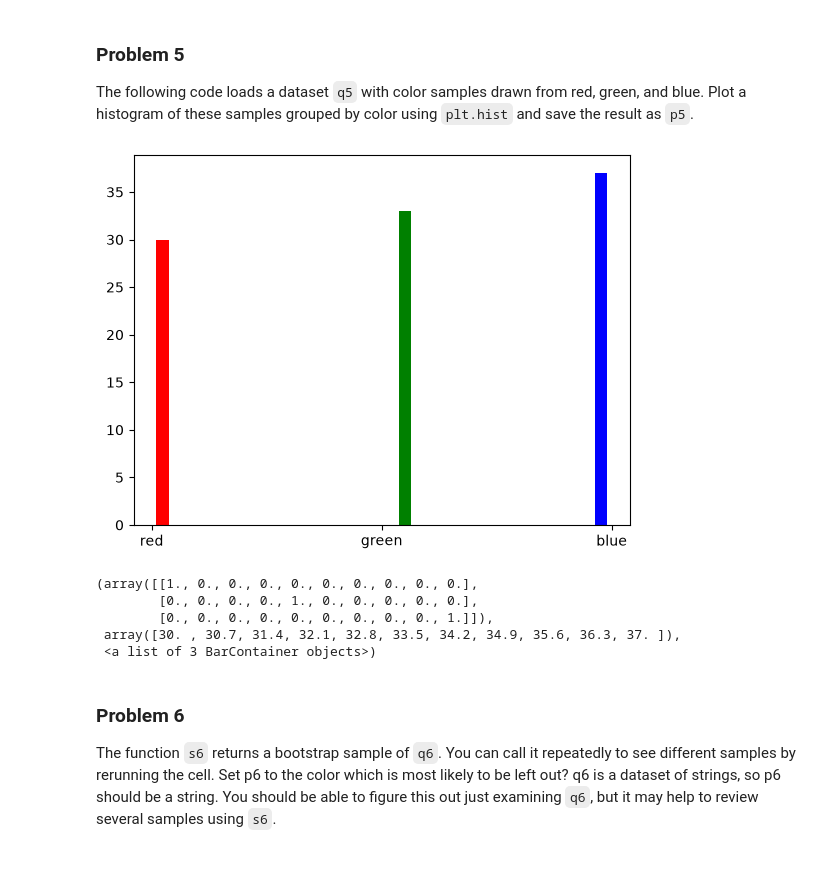
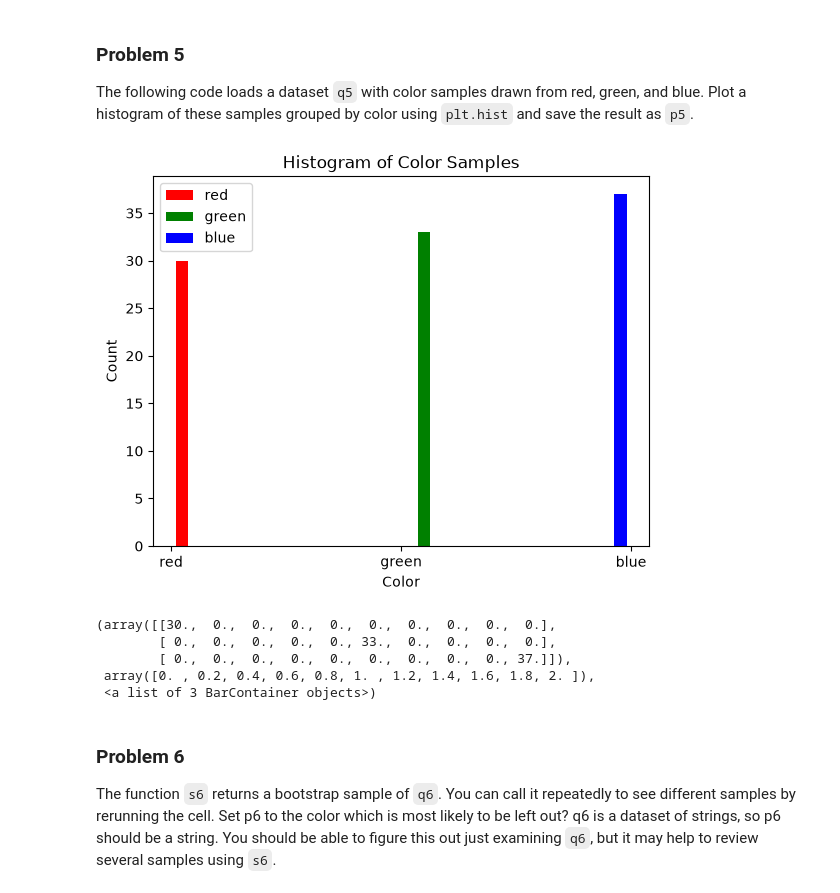
Before and after one commit to glotzky/dx601-homework-02, a Jupyter notebook: homework.ipynb, the cells around one changed output. Drawn from its saved outputs; the diff is of its cells as text; code cells hidden in the pictures; blank space fills up the shorter version.

Commit message:
Plotted by color

```diff
--- a/homework.ipynb
+++ b/homework.ipynb
@@ -130,19 +130,27 @@ The following code loads a dataset `q5` with color samples drawn from red, green
 Plot a histogram of these samples grouped by color using `plt.hist` and save the result as `p5`.
 # %%
 q5 = ['red', 'green', 'green', 'blue', 'blue', 'red', 'blue', 'blue', 'red', 'blue', 'red', 'blue', 'red', 'blue', 'red', 'green', 'blue', 'red', 'red', 'green', 'green', 'green', 'green', 'green', 'blue', 'green', 'blue', 'green', 'red', 'blue', 'blue', 'blue', 'green', 'blue', 'red', 'blue', 'green', 'red', 'blue', 'red', 'blue', 'blue', 'green', 'red', 'red', 'green', 'green', 'green', 'red', 'red', 'blue', 'blue', 'red', 'red', 'green', 'green', 'blue', 'blue', 'green', 'green', 'green', 'blue', 'blue', 'green', 'blue', 'red', 'green', 'green', 'green', 'red', 'red', 'blue', 'green', 'blue', 'green', 'blue', 'red', 'blue', 'green', 'green', 'red', 'red', 'blue', 'blue', 'blue', 'red', 'red', 'red', 'blue', 'green', 'green', 'red', 'green', 'red', 'blue', 'blue', 'blue', 'blue', 'green', 'red']
-# %%
-colors = list(set(q5))
-data = [[color for color in q5 if color == c] for c in colors]
-p5 = plt.hist(data, color=colors)
-# %% [output]
-[figure, removed]
+# %%
+red = [x for x in q5 if x == 'red']
+green = [x for x in q5 if x == 'green']
+blue = [x for x in q5 if x == 'blue']
+
+p5 = plt.hist([red, green, blue], color=['red', 'green', 'blue'], label=['red', 'green', 'blue'])
+
+plt.xlabel('Color')
+plt.ylabel('Count')
+plt.title('Histogram of Color Samples')
+plt.legend()
+plt.show()
+# %% [output]
+[figure, added]
 # %%
 p5
 # %% [output]
-(array([[1., 0., 0., 0., 0., 0., 0., 0., 0., 0.],
-        [0., 0., 0., 0., 1., 0., 0., 0., 0., 0.],
-        [0., 0., 0., 0., 0., 0., 0., 0., 0., 1.]]),
- array([30. , 30.7, 31.4, 32.1, 32.8, 33.5, 34.2, 34.9, 35.6, 36.3, 37. ]),
+(array([[30.,  0.,  0.,  0.,  0.,  0.,  0.,  0.,  0.,  0.],
+        [ 0.,  0.,  0.,  0.,  0., 33.,  0.,  0.,  0.,  0.],
+        [ 0.,  0.,  0.,  0.,  0.,  0.,  0.,  0.,  0., 37.]]),
+ array([0. , 0.2, 0.4, 0.6, 0.8, 1. , 1.2, 1.4, 1.6, 1.8, 2. ]),
  <a list of 3 BarContainer objects>)
 # %% [markdown]
 ### Problem 6
```
